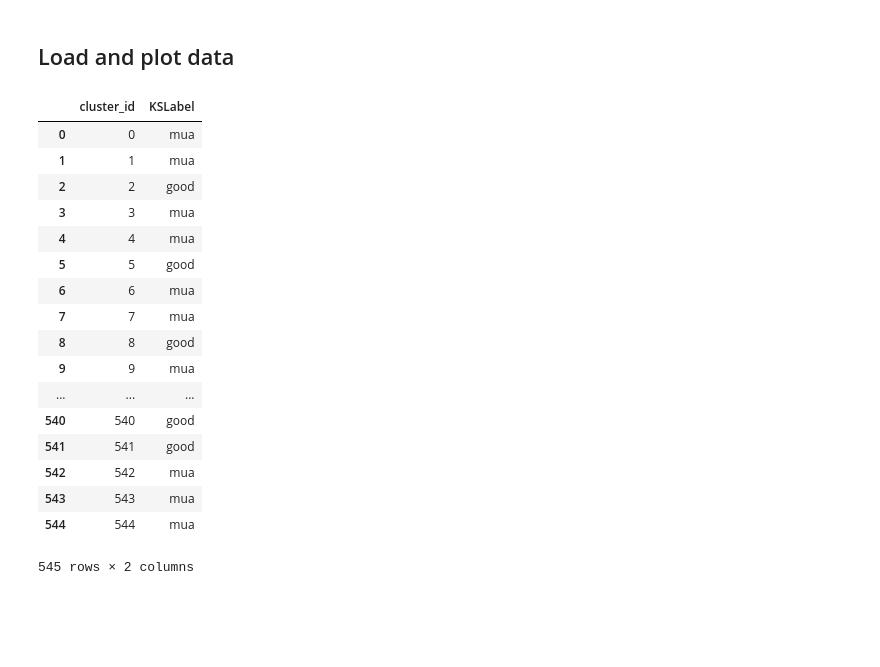
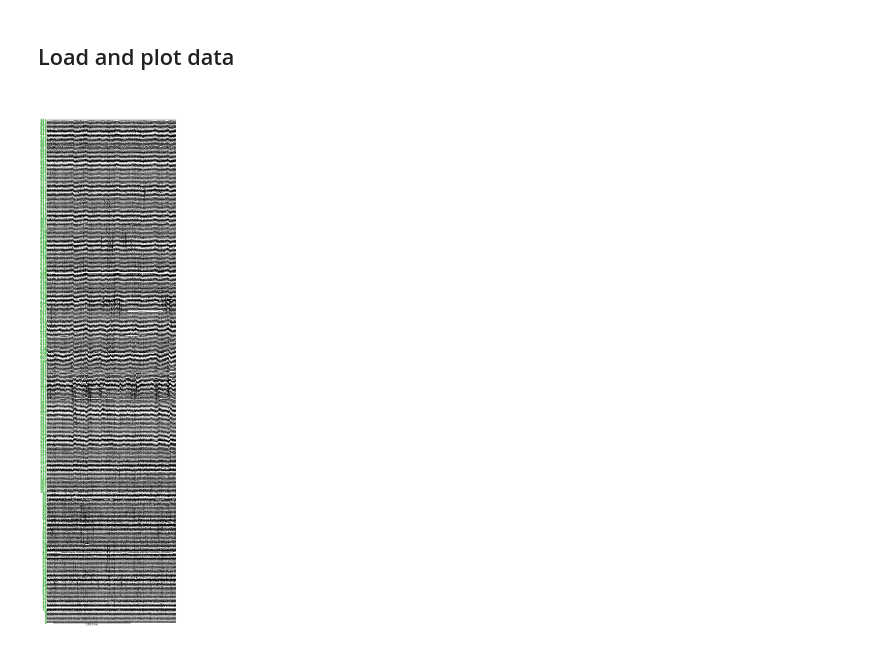
Before and after one commit to jcouto/pnc_spks, a Jupyter notebook: notebooks/example_plot_binary_data.ipynb, the cells around one changed output. Drawn from its saved outputs; the diff is of its cells as text; code cells hidden in the pictures; blank space fills up the shorter version.

Commit message:
Example plot raw data.

```diff
--- a/notebooks/example_plot_binary_data.ipynb
+++ b/notebooks/example_plot_binary_data.ipynb
@@ -9,21 +5,17 @@ cgroups = get_cluster_groups(foldername)
-# %%
-cgroups
-# %% [output]
-|  | cluster_id | KSLabel |
-| 0 | 0 | mua |
-| 1 | 1 | mua |
-| 2 | 2 | good |
-| 3 | 3 | mua |
-| 4 | 4 | mua |
-| 5 | 5 | good |
-| 6 | 6 | mua |
-| 7 | 7 | mua |
-| 8 | 8 | good |
-| 9 | 9 | mua |
-| ... | ... | ... |
-| 540 | 540 | good |
-| 541 | 541 | good |
-| 542 | 542 | mua |
-| 543 | 543 | mua |
-| 544 | 544 | mua |
-545 rows × 2 columns
+# %%
+dat,meta = load_spikeglx_binary('/home/joao/data/ephys/raw/GetThatSpike_sync_g1/GetThatSpike_sync_g1_t0.imec0.ap.bin')
+
+%matplotlib inline
+plt.figure(figsize=[10,40])
+srate = int(meta['imSampRate'])
+dat_chunk = dat[305*srate:int(305.5*srate),:].astype(np.float32)
+# get the gain from the imro table in the metafile (this can be set per channel)
+gain = np.float32(meta['~imroTbl'][1].split(' ')[3])
+microv_per_bit = ((meta['imAiRangeMax'] - meta['imAiRangeMin'])/(2**16))/gain*1e6
+dat_microv = dat_chunk * microv_per_bit
+plot_multichannel_data(dat_microv,
+                       np.arange(dat.shape[1]),
+                       srate = srate,offset = 2);
+plt.axis('tight');
+# %% [output]
+[figure, added]
```
Also changed, not shown: parts of 3 cells of this notebook.
